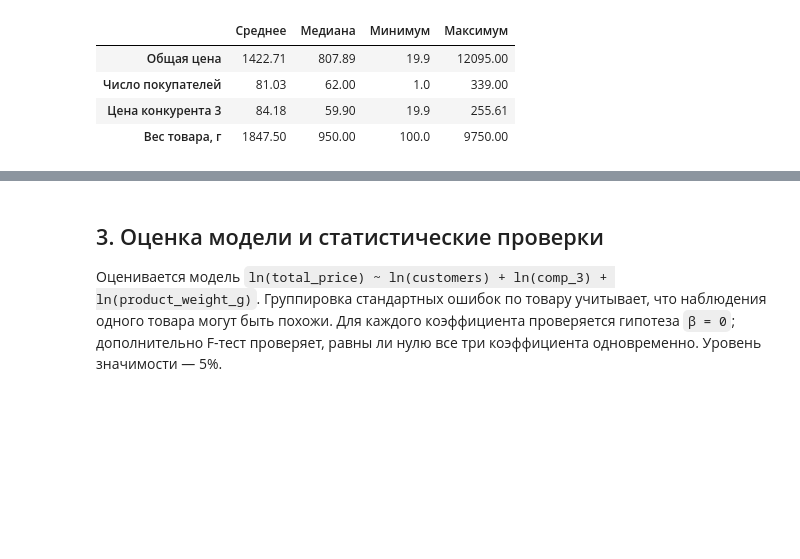
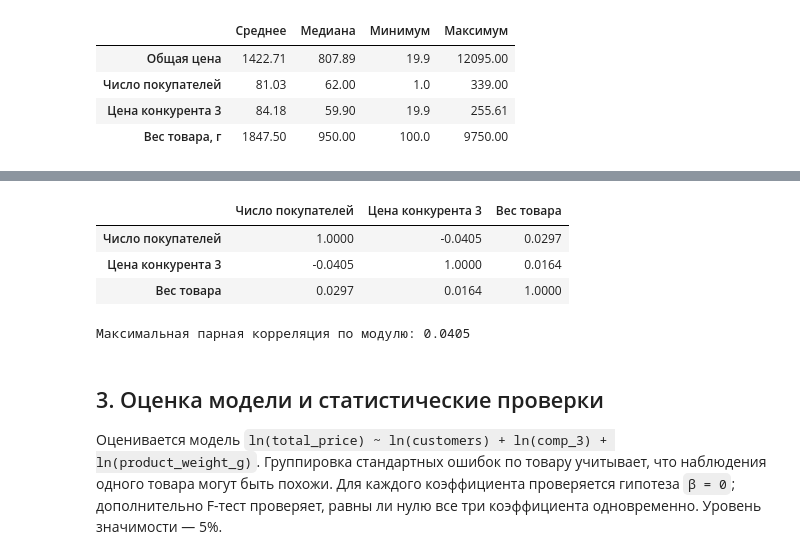
Before and after one commit to tushkanchek/scienceWork, a Jupyter notebook: science_work_simple.ipynb, the cells around one changed output, grey strips where cells are left out. Cells and saved outputs as stored; diff of their text form; code cells hidden in the pictures; blank space fills up the shorter version.

```diff
--- a/science_work_simple.ipynb
+++ b/science_work_simple.ipynb
@@ -50,3 +75,22 @@ display(descriptive.round(2))
+# %%
+predictor_columns = ['log_customers', 'log_comp_3', 'log_product_weight_g']
+correlation_matrix = model_data[predictor_columns].corr()
+correlation_labels = ['Число покупателей', 'Цена конкурента 3', 'Вес товара']
+correlation_display = correlation_matrix.copy()
+correlation_display.index = correlation_labels
+correlation_display.columns = correlation_labels
+display(correlation_display.round(4))
+upper_triangle = correlation_matrix.where(
+    np.triu(np.ones(correlation_matrix.shape, dtype=bool), k=1)
+)
+max_pairwise_correlation = upper_triangle.abs().max().max()
+print(f'Максимальная парная корреляция по модулю: {max_pairwise_correlation:.4f}')
+# %% [output]
+|  | Число покупателей | Цена конкурента 3 | Вес товара |
+| Число покупателей | 1.0000 | -0.0405 | 0.0297 |
+| Цена конкурента 3 | -0.0405 | 1.0000 | 0.0164 |
+| Вес товара | 0.0297 | 0.0164 | 1.0000 |
+Максимальная парная корреляция по модулю: 0.0405
 # %% [markdown]
 ## 3. Оценка модели и статистические проверки
 
```
Also changed, not shown: parts of 6 cells of this notebook, 4 other files.
